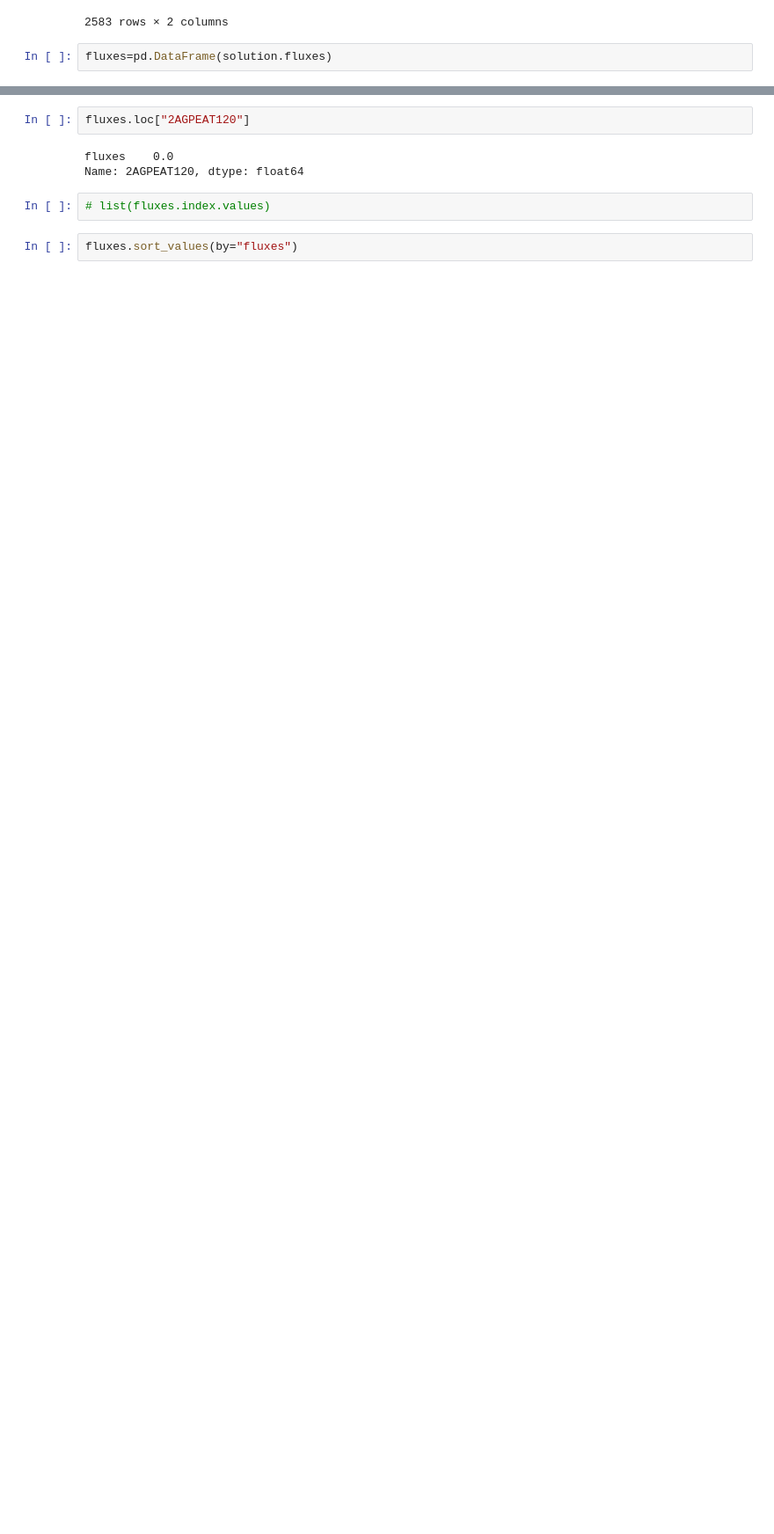
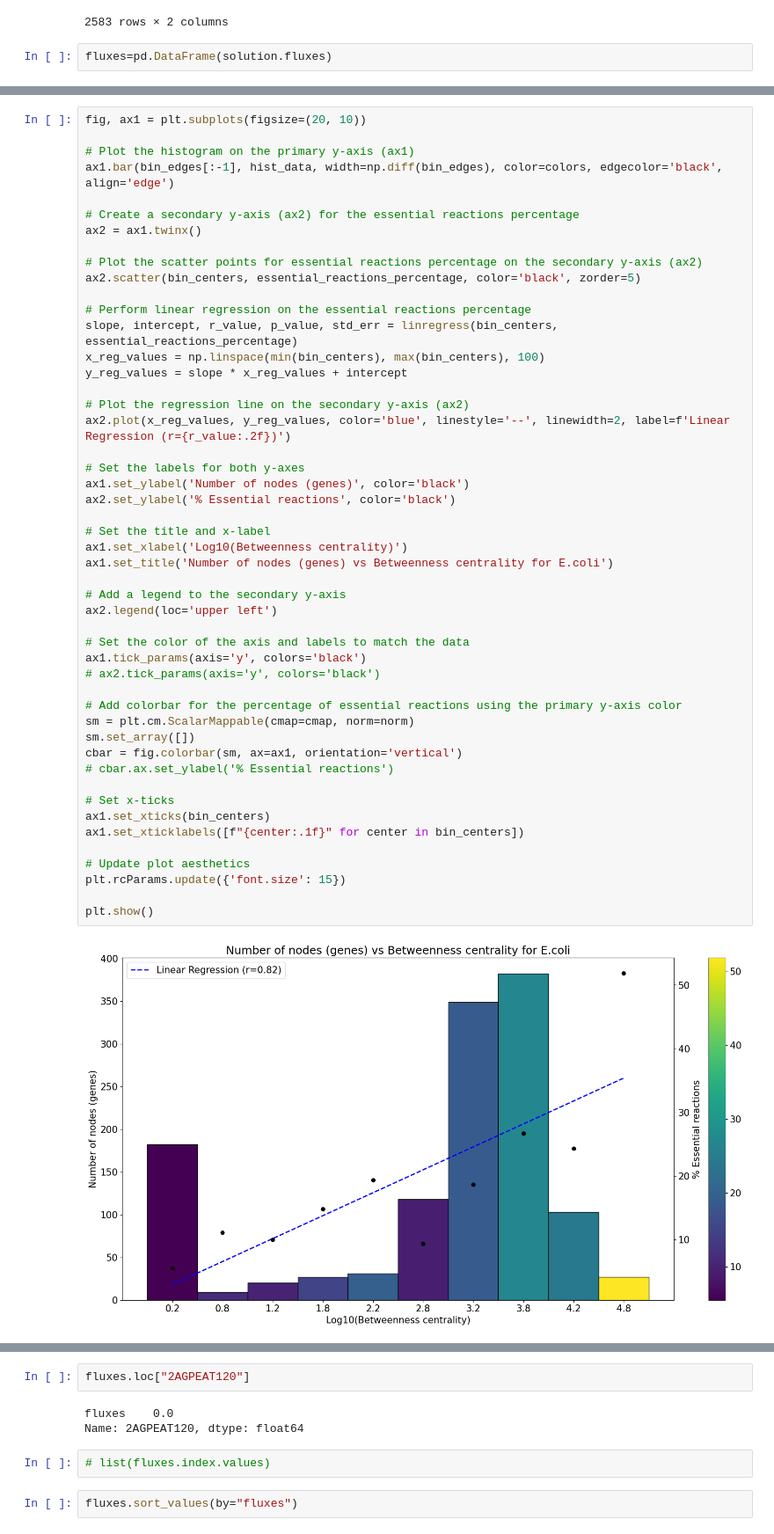
Before and after one commit to BennyKrup/BMI_206_Project, a Jupyter notebook: Initial_info-Copy1.ipynb, the cells around one changed output, grey strips where cells are left out. Shown: that part at 88% size. Drawn from its saved outputs; the diff is of its cells as text; blank space fills up the shorter version.

```diff
--- a/Initial_info-Copy1.ipynb
+++ b/Initial_info-Copy1.ipynb
@@ -290,0 +360,51 @@ fluxes=pd.DataFrame(solution.fluxes)
+# %%
+fig, ax1 = plt.subplots(figsize=(20, 10))
+
+# Plot the histogram on the primary y-axis (ax1)
+ax1.bar(bin_edges[:-1], hist_data, width=np.diff(bin_edges), color=colors, edgecolor='black', align='edge')
+
+# Create a secondary y-axis (ax2) for the essential reactions percentage
+ax2 = ax1.twinx()
+
+# Plot the scatter points for essential reactions percentage on the secondary y-axis (ax2)
+ax2.scatter(bin_centers, essential_reactions_percentage, color='black', zorder=5)
+
+# Perform linear regression on the essential reactions percentage
+slope, intercept, r_value, p_value, std_err = linregress(bin_centers, essential_reactions_percentage)
+x_reg_values = np.linspace(min(bin_centers), max(bin_centers), 100)
+y_reg_values = slope * x_reg_values + intercept
+
+# Plot the regression line on the secondary y-axis (ax2)
+ax2.plot(x_reg_values, y_reg_values, color='blue', linestyle='--', linewidth=2, label=f'Linear Regression (r={r_value:.2f})')
+
+# Set the labels for both y-axes
+ax1.set_ylabel('Number of nodes (genes)', color='black')
+ax2.set_ylabel('% Essential reactions', color='black')
+
+# Set the title and x-label
+ax1.set_xlabel('Log10(Betweenness centrality)')
+ax1.set_title('Number of nodes (genes) vs Betweenness centrality for E.coli')
+
+# Add a legend to the secondary y-axis
+ax2.legend(loc='upper left')
+
+# Set the color of the axis and labels to match the data
+ax1.tick_params(axis='y', colors='black')
+# ax2.tick_params(axis='y', colors='black')
+
+# Add colorbar for the percentage of essential reactions using the primary y-axis color
+sm = plt.cm.ScalarMappable(cmap=cmap, norm=norm)
+sm.set_array([])
+cbar = fig.colorbar(sm, ax=ax1, orientation='vertical')
+# cbar.ax.set_ylabel('% Essential reactions')
+
+# Set x-ticks
+ax1.set_xticks(bin_centers)
+ax1.set_xticklabels([f"{center:.1f}" for center in bin_centers])
+
+# Update plot aesthetics
+plt.rcParams.update({'font.size': 15})
+
+plt.show()
+# %% [output]
+[figure, added]
```
Also changed, not shown: parts of 18 cells of this notebook.
